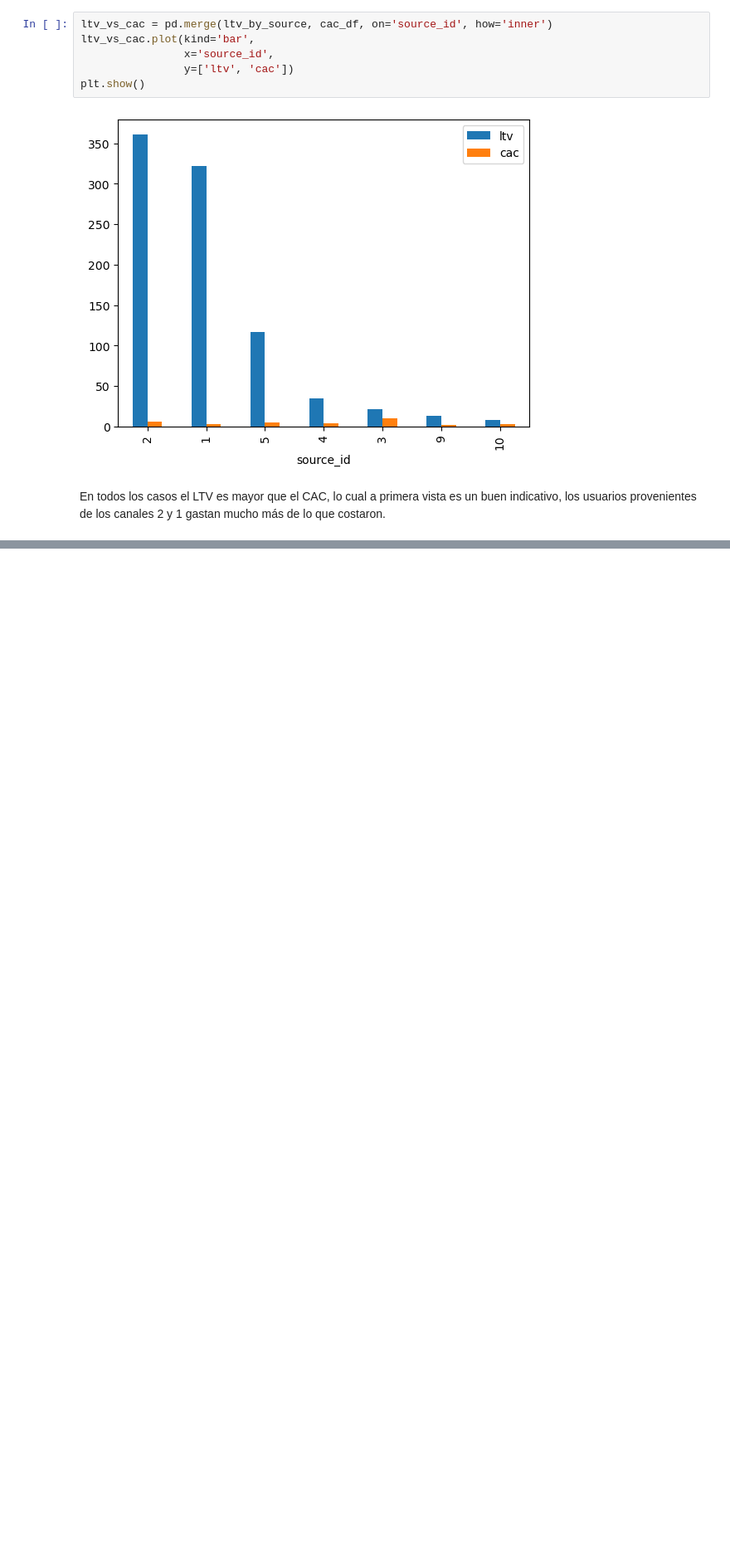
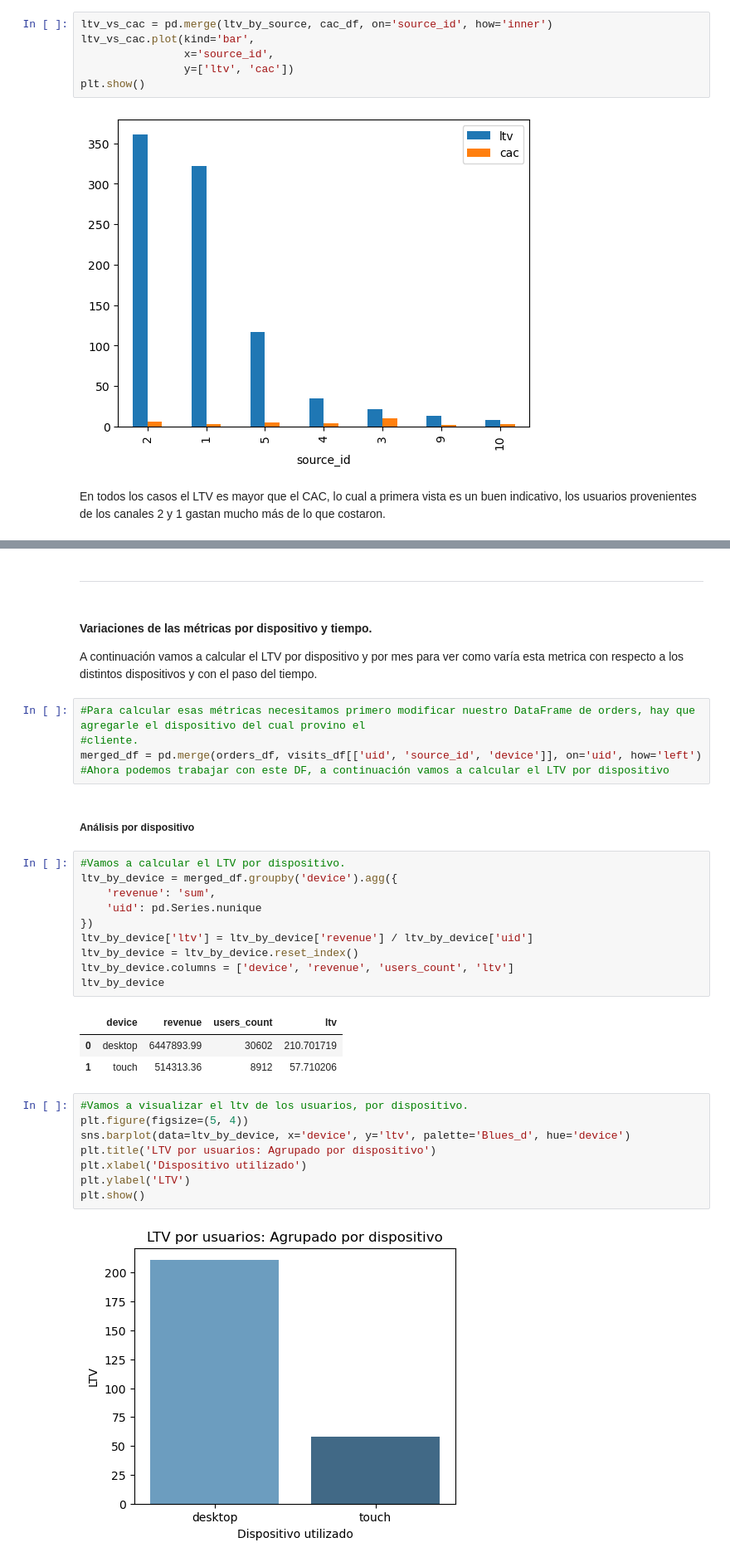
Before and after one commit to Sanlc10/showz_marketing_performance_analysis, a Jupyter notebook: Notebooks/EDA.ipynb, the cells around one changed output, grey strips where cells are left out. Shown at 83% size. Drawn from its saved outputs; the diff is of its cells as text; blank space fills up the shorter version.

```diff
--- a/Notebooks/EDA.ipynb
+++ b/Notebooks/EDA.ipynb
@@ -655,0 +690,36 @@ En todos los casos el LTV es mayor que el CAC, lo cual a primera vista es un bue
+# %% [markdown]
+---
+# %% [markdown]
+#### Variaciones de las métricas por dispositivo y tiempo.
+A continuación vamos a calcular el LTV por dispositivo y por mes para ver como varía esta metrica con respecto a los distintos dispositivos y con el paso del tiempo.
+# %%
+#Para calcular esas métricas necesitamos primero modificar nuestro DataFrame de orders, hay que agregarle el dispositivo del cual provino el
+#cliente.
+merged_df = pd.merge(orders_df, visits_df[['uid', 'source_id', 'device']], on='uid', how='left')
+#Ahora podemos trabajar con este DF, a continuación vamos a calcular el LTV por dispositivo
+# %% [markdown]
+##### Análisis por dispositivo
+# %%
+#Vamos a calcular el LTV por dispositivo.
+ltv_by_device = merged_df.groupby('device').agg({
+    'revenue': 'sum',
+    'uid': pd.Series.nunique
+})
+ltv_by_device['ltv'] = ltv_by_device['revenue'] / ltv_by_device['uid']
+ltv_by_device = ltv_by_device.reset_index()
+ltv_by_device.columns = ['device', 'revenue', 'users_count', 'ltv']
+ltv_by_device
+# %% [output]
+|  | device | revenue | users_count | ltv |
+| 0 | desktop | 6447893.99 | 30602 | 210.701719 |
+| 1 | touch | 514313.36 | 8912 | 57.710206 |
+# %%
+#Vamos a visualizar el ltv de los usuarios, por dispositivo.
+plt.figure(figsize=(5, 4))
+sns.barplot(data=ltv_by_device, x='device', y='ltv', palette='Blues_d', hue='device')
+plt.title('LTV por usuarios: Agrupado por dispositivo')
+plt.xlabel('Dispositivo utilizado')
+plt.ylabel('LTV')
+plt.show()
+# %% [output]
+[figure, added]
```
Also changed, not shown: parts of 15 cells of this notebook.
